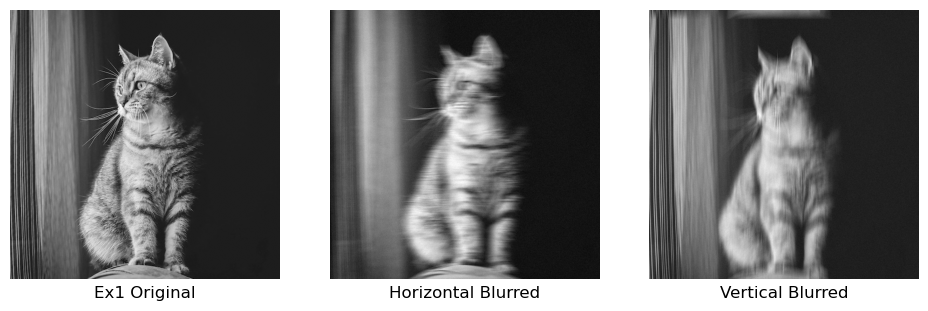
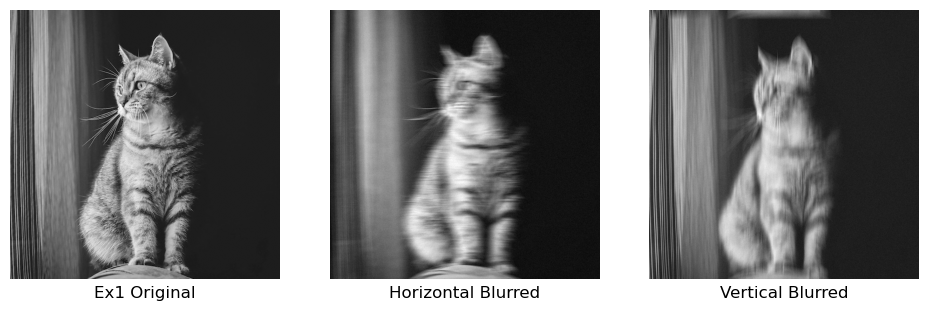
Unified diff of the notebook cell whose output changed from the first chart to the second:
--- before
+++ after
@@ -1,4 +1,3 @@
 ex1_gray_arr = convert_img_to_norm_np_arr('./motion_deblur_img/input/Image_by_Arturo_Anez_from_Pixabay.jpg',
-                                          'ex1_grayscale.jpg',
                                           grayscale=True)
 length = 20
@@ -11,2 +10,6 @@
           ['Ex1 Original', 'Horizontal Blurred', 'Vertical Blurred'],
           1, 3, figsize=(12, 3.5), cmap='gray')
+
+save_img(ex1_gray_arr, 'ex1_gray.jpg', grayscale=True)
+save_img(ex1_h_blurred, 'ex1_horizontal_blurred.jpg', grayscale=True)
+save_img(ex1_v_blurred, 'ex1_vertical_blurred.jpg', grayscale=True)

Commit: clean up code, and add result images